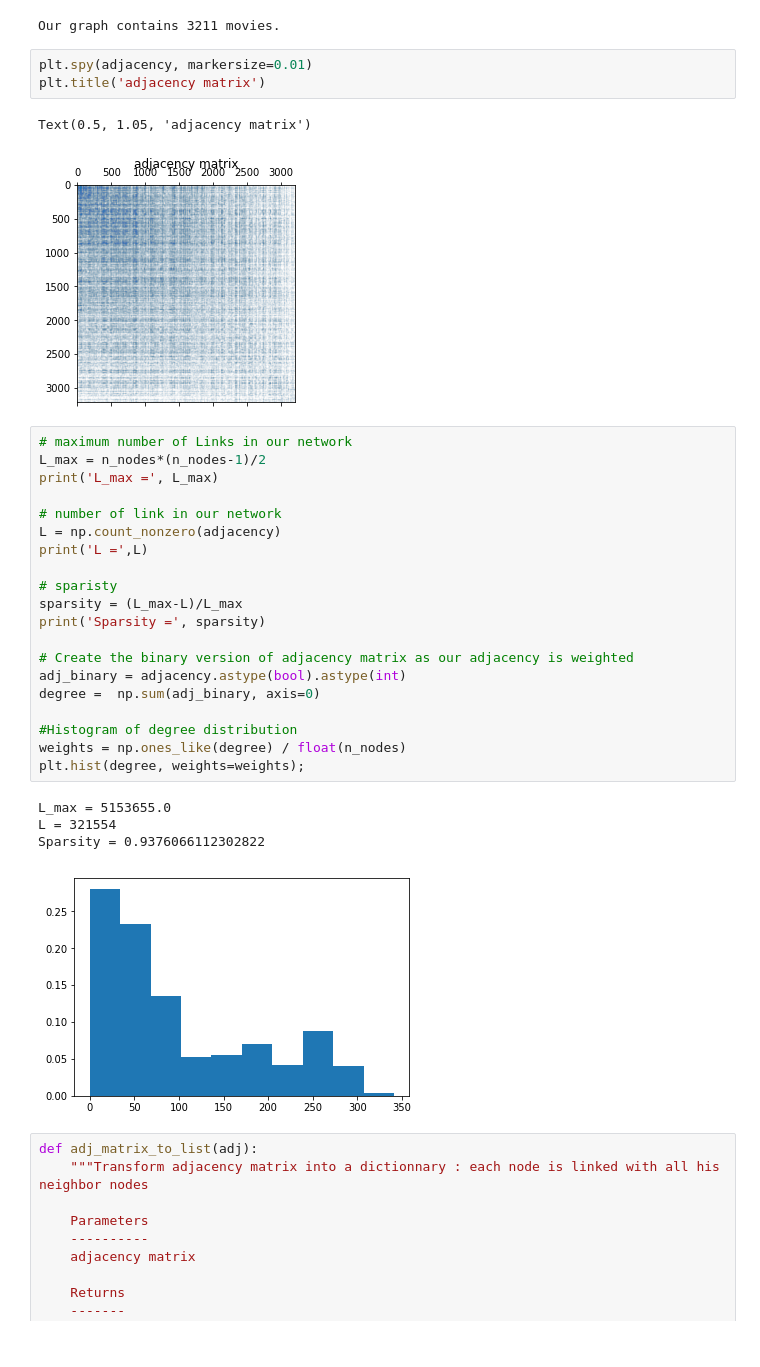
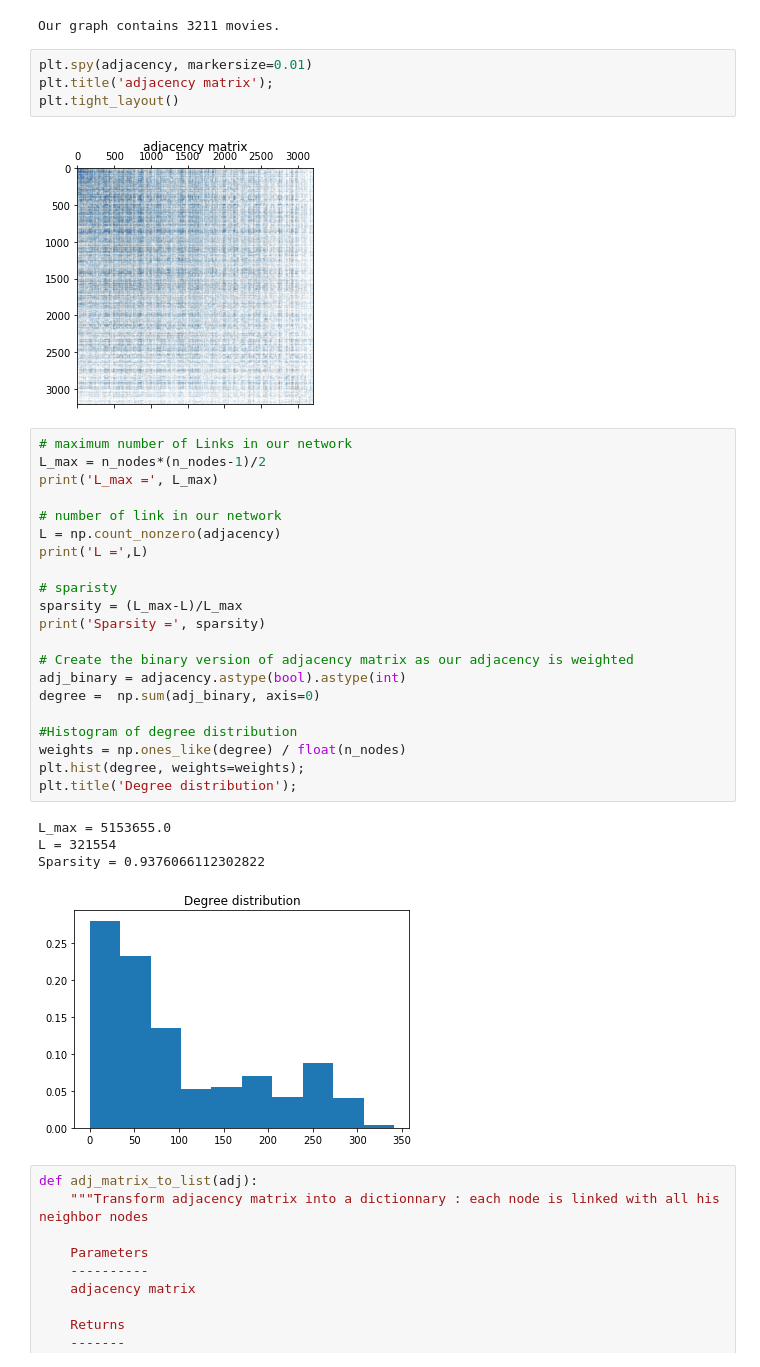
Before and after one commit to rocari96/NTDS-project, a Jupyter notebook: notebook.ipynb, the cells around one changed output. Cells and saved outputs as stored; diff of their text form.

```diff
--- a/notebook.ipynb
+++ b/notebook.ipynb
@@ -212,35 +224,36 @@ print('Our graph contains {} movies.'.format(n_nodes))
 Our graph contains 3211 movies.
 # %%
 plt.spy(adjacency, markersize=0.01)
-plt.title('adjacency matrix')
+plt.title('adjacency matrix');
+plt.tight_layout()
 # %% [output]
-Text(0.5, 1.05, 'adjacency matrix')
-[figure, old version]
+[figure, new version]
 # %%
 # maximum number of Links in our network
 L_max = n_nodes*(n_nodes-1)/2
 print('L_max =', L_max)
 
 # number of link in our network
 L = np.count_nonzero(adjacency)
 print('L =',L)
 
 # sparisty
 sparsity = (L_max-L)/L_max
 print('Sparsity =', sparsity)
 
 # Create the binary version of adjacency matrix as our adjacency is weighted
 adj_binary = adjacency.astype(bool).astype(int)
 degree =  np.sum(adj_binary, axis=0)
 
 #Histogram of degree distribution
 weights = np.ones_like(degree) / float(n_nodes)
 plt.hist(degree, weights=weights);
+plt.title('Degree distribution');
 # %% [output]
 L_max = 5153655.0
 L = 321554
 Sparsity = 0.9376066112302822
-[figure, old version]
+[figure, new version]
 # %%
 def adj_matrix_to_list(adj):
     """Transform adjacency matrix into a dictionnary : each node is linked with all his neighbor nodes
```
Also changed, not shown: parts of 11 cells of this notebook.
